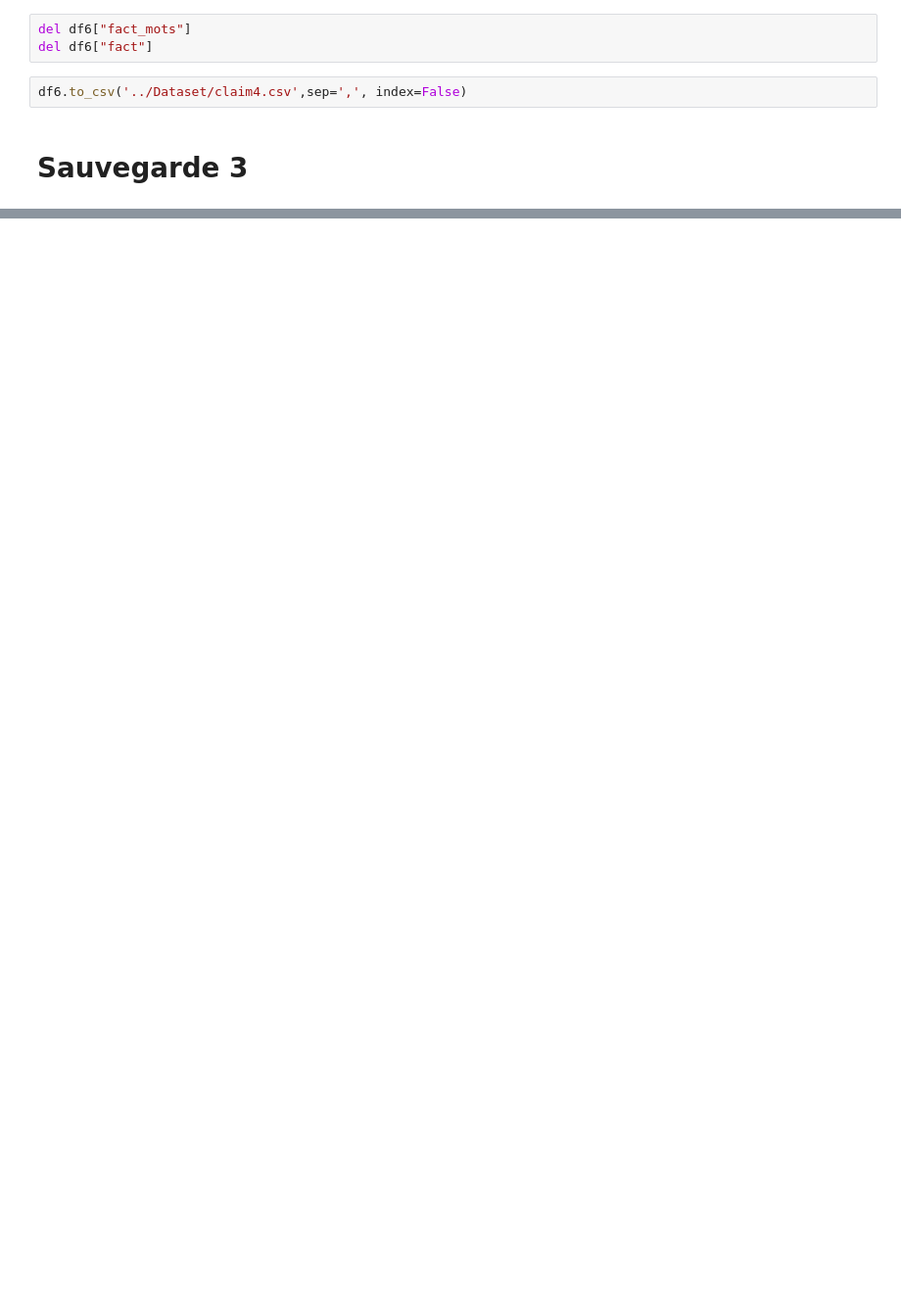
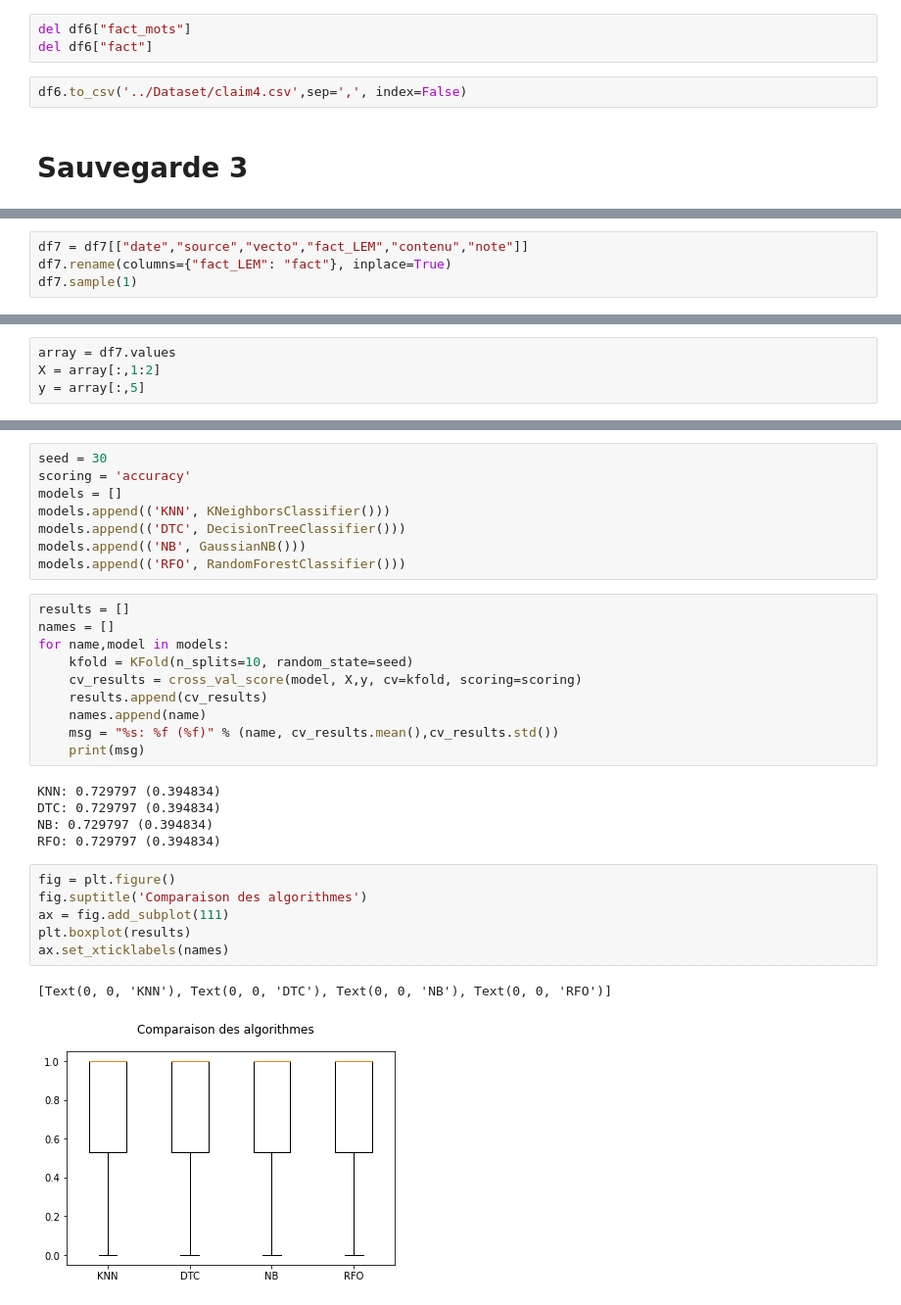
Before and after one commit to MassiBelaid/projetScienceDonnees, a Jupyter notebook: projet.ipynb, the cells around one changed output, grey strips where cells are left out. Shown at 98% size. Drawn from its saved outputs; the diff is of its cells as text; blank space fills up the shorter version.

```diff
--- a/projet.ipynb
+++ b/projet.ipynb
@@ -620,0 +644,4 @@ df7.sample(1)
+# %%
+df7 = df7[["date","source","vecto","fact_LEM","contenu","note"]]
+df7.rename(columns={"fact_LEM": "fact"}, inplace=True)
+df7.sample(1)
@@ -620,0 +655,4 @@ df7.sample(1)
+# %%
+array = df7.values
+X = array[:,1:2]
+y = array[:,5]
@@ -620,0 +686,32 @@ df7.sample(1)
+# %%
+seed = 30
+scoring = 'accuracy'
+models = []
+models.append(('KNN', KNeighborsClassifier()))
+models.append(('DTC', DecisionTreeClassifier()))
+models.append(('NB', GaussianNB()))
+models.append(('RFO', RandomForestClassifier()))
+# %%
+results = []
+names = []
+for name,model in models:
+    kfold = KFold(n_splits=10, random_state=seed)
+    cv_results = cross_val_score(model, X,y, cv=kfold, scoring=scoring)
+    results.append(cv_results)
+    names.append(name)
+    msg = "%s: %f (%f)" % (name, cv_results.mean(),cv_results.std())
+    print(msg)
+# %% [output]
+KNN: 0.729797 (0.394834)
+DTC: 0.729797 (0.394834)
+NB: 0.729797 (0.394834)
+RFO: 0.729797 (0.394834)
+# %%
+fig = plt.figure()
+fig.suptitle('Comparaison des algorithmes')
+ax = fig.add_subplot(111)
+plt.boxplot(results)
+ax.set_xticklabels(names)
+# %% [output]
+[Text(0, 0, 'KNN'), Text(0, 0, 'DTC'), Text(0, 0, 'NB'), Text(0, 0, 'RFO')]
+[figure, added]
```
Also changed, not shown: parts of 56 cells of this notebook.
